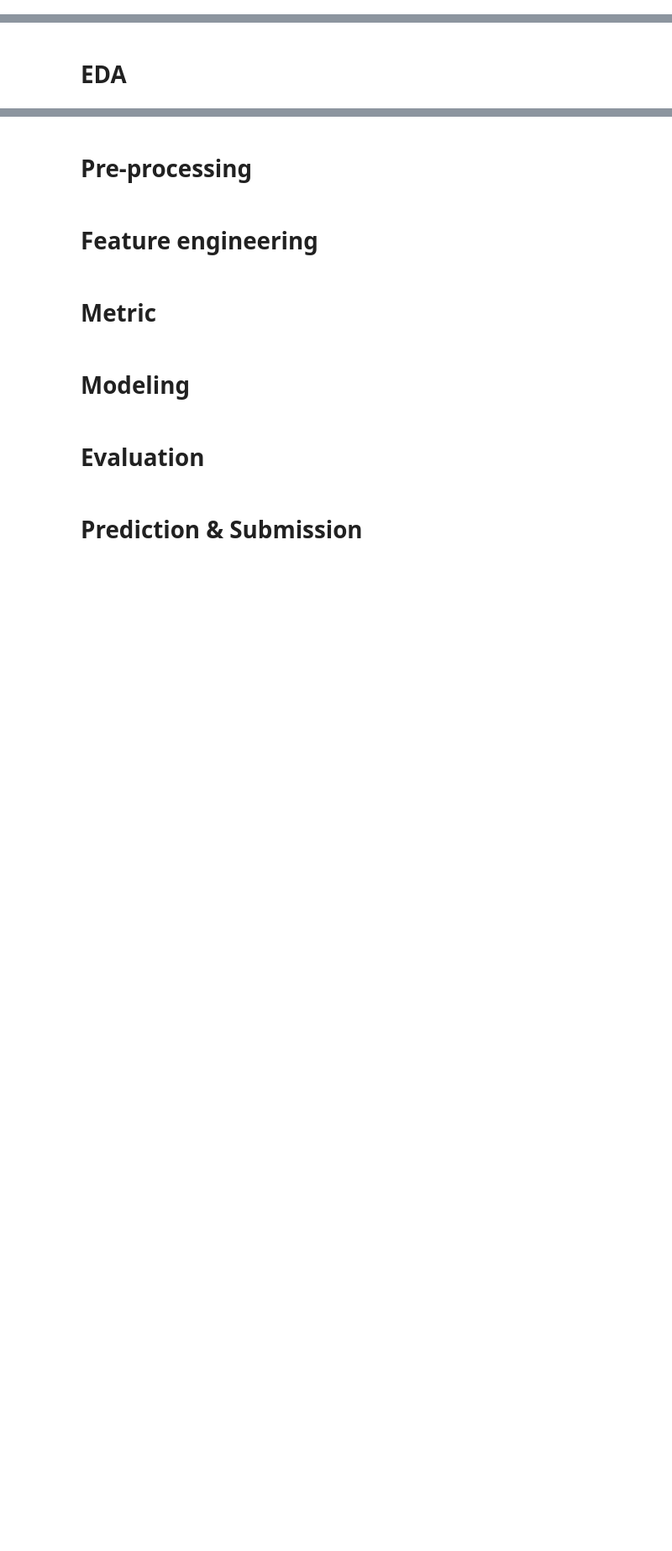
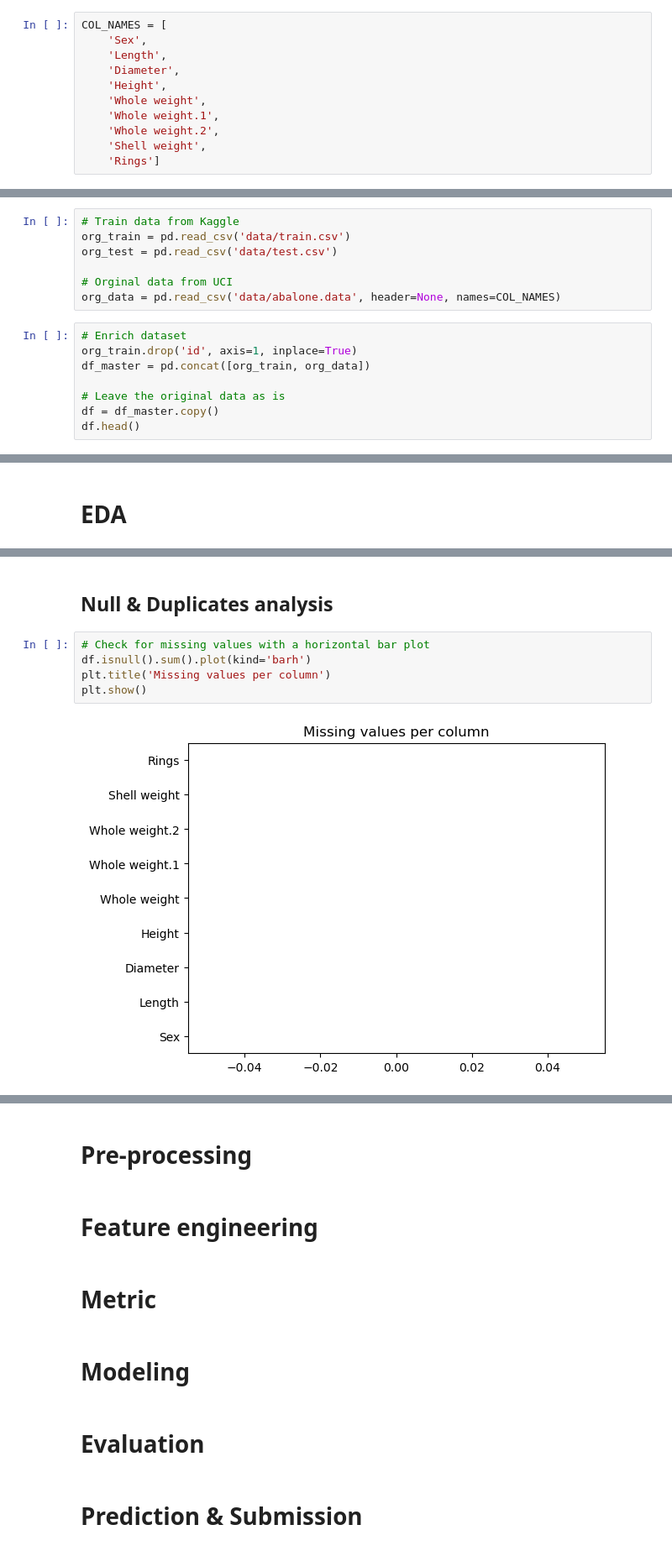
Before and after one commit to raydiwill/Abalone-Regression-KaggleC, a Jupyter notebook: model.ipynb, the cells around one changed output, grey strips where cells are left out. Shown at 84% size. Saved outputs shown, nothing was run; the diff lists cells and outputs as text; blank space fills up the shorter version.

```diff
--- a/model.ipynb
+++ b/model.ipynb
@@ -9,3 +10,14 @@ NUM_VARIABLES = 0
+# %%
+COL_NAMES = [
+    'Sex',
+    'Length',
+    'Diameter',
+    'Height',
+    'Whole weight',
+    'Whole weight.1',
+    'Whole weight.2',
+    'Shell weight',
+    'Rings']
 # %% [markdown]
 # Functions
 # %%
@@ -17,0 +28,15 @@ org_train = pd.read_csv('data/train.csv')
+# %%
+# Train data from Kaggle
+org_train = pd.read_csv('data/train.csv')
+org_test = pd.read_csv('data/test.csv')
+
+# Orginal data from UCI
+org_data = pd.read_csv('data/abalone.data', header=None, names=COL_NAMES)
+# %%
+# Enrich dataset
+org_train.drop('id', axis=1, inplace=True)
+df_master = pd.concat([org_train, org_data])
+
+# Leave the original data as is
+df = df_master.copy()
+df.head()
@@ -19,0 +79,9 @@ org_train = pd.read_csv('data/train.csv')
+# %% [markdown]
+## Null & Duplicates analysis
+# %%
+# Check for missing values with a horizontal bar plot
+df.isnull().sum().plot(kind='barh')
+plt.title('Missing values per column')
+plt.show()
+# %% [output]
+[figure, added]
```
Also changed, not shown: parts of 20 cells of this notebook.
